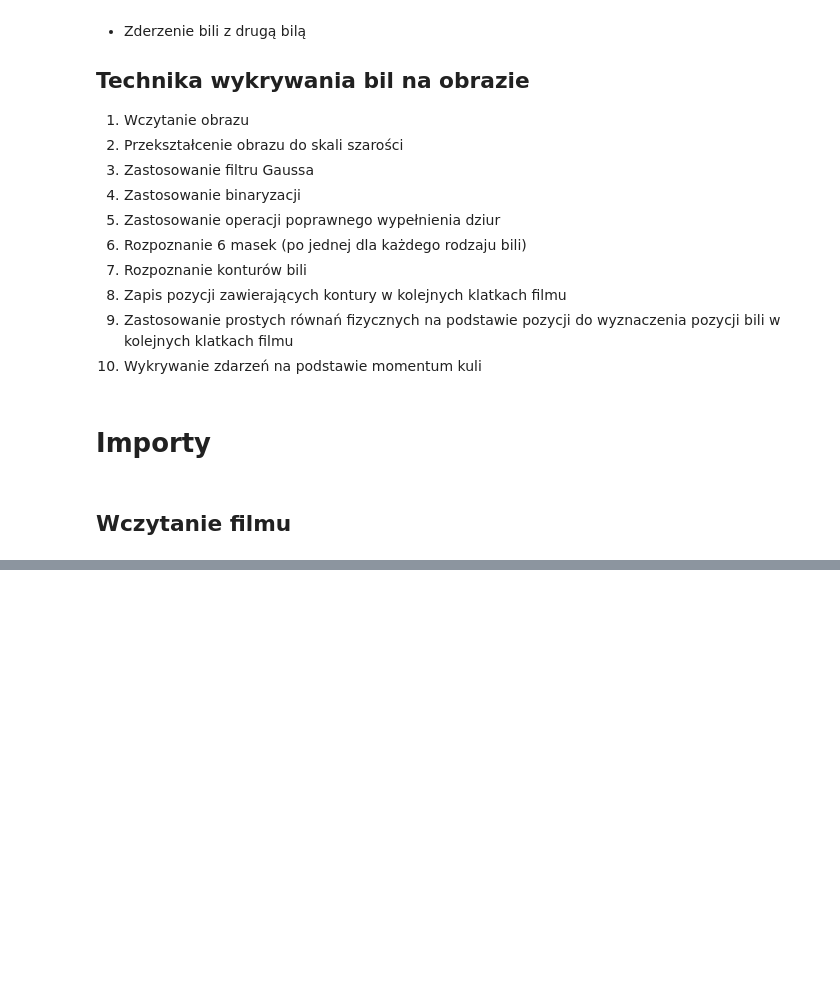
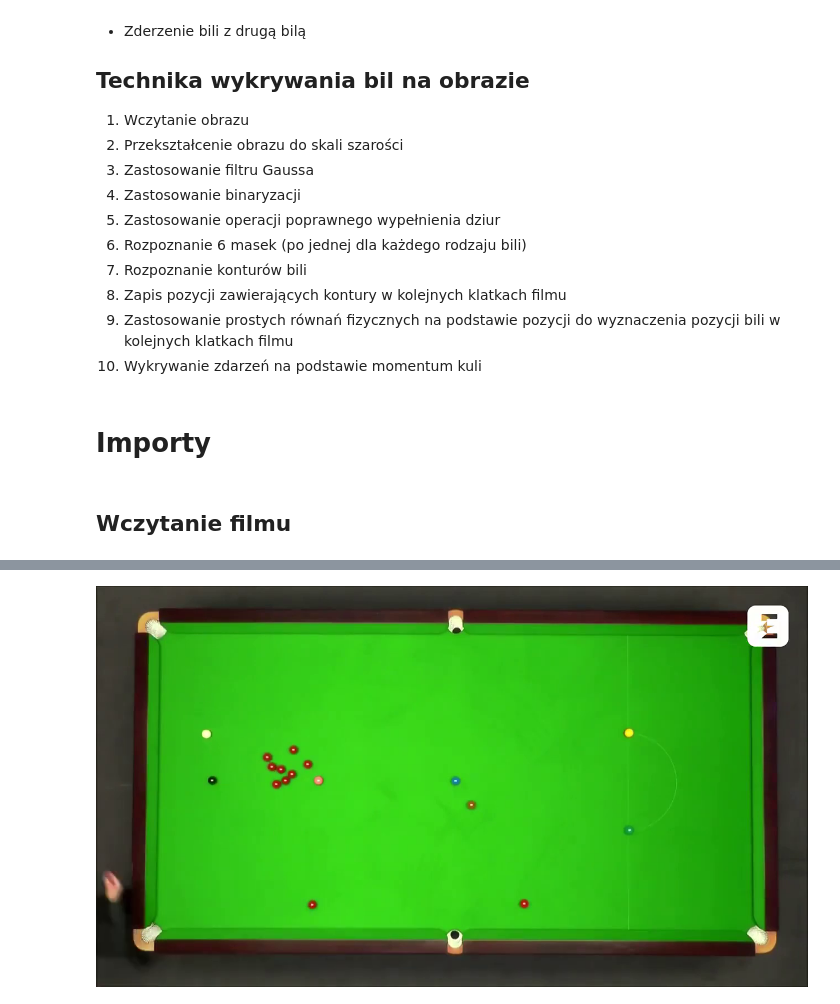
Before and after one commit to Mimikkk/study-master-2023-wk, a Jupyter notebook: project-2-image-description/notebook.ipynb, the cells around one changed output, grey strips where cells are left out. Cells and saved outputs as stored; diff of their text form; code cells hidden in the pictures; blank space fills up the shorter version.

```diff
--- a/project-2-image-description/notebook.ipynb
+++ b/project-2-image-description/notebook.ipynb
@@ -106,0 +167,6 @@ Video info:
+# %%
+image = video.sample()
+
+imshow(image)
+# %% [output]
+[figure, added]
```
Also changed, not shown: parts of 8 cells of this notebook, 1 other file.
